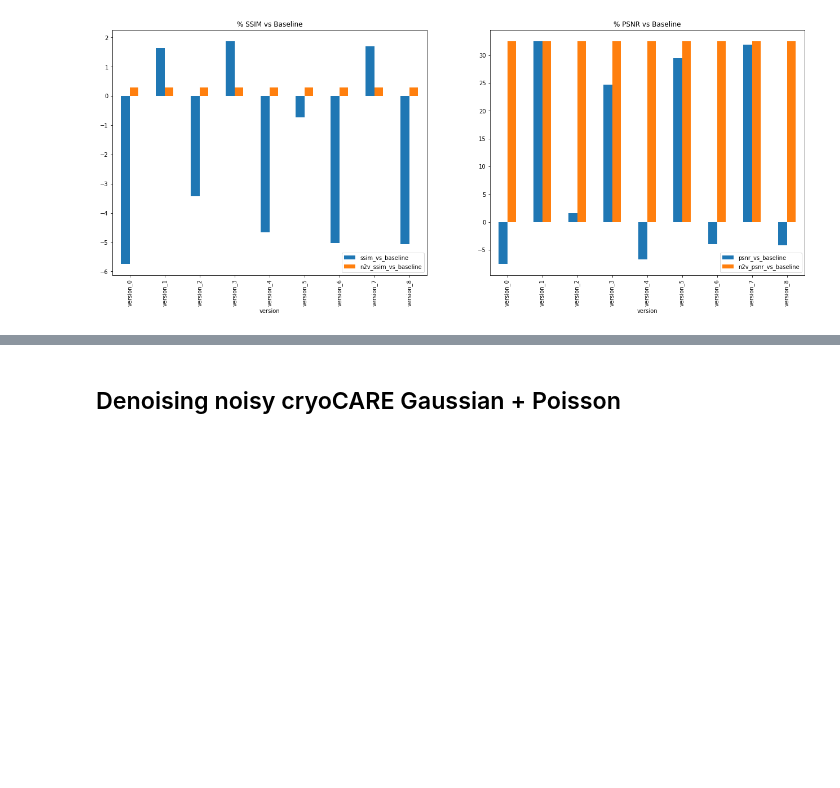
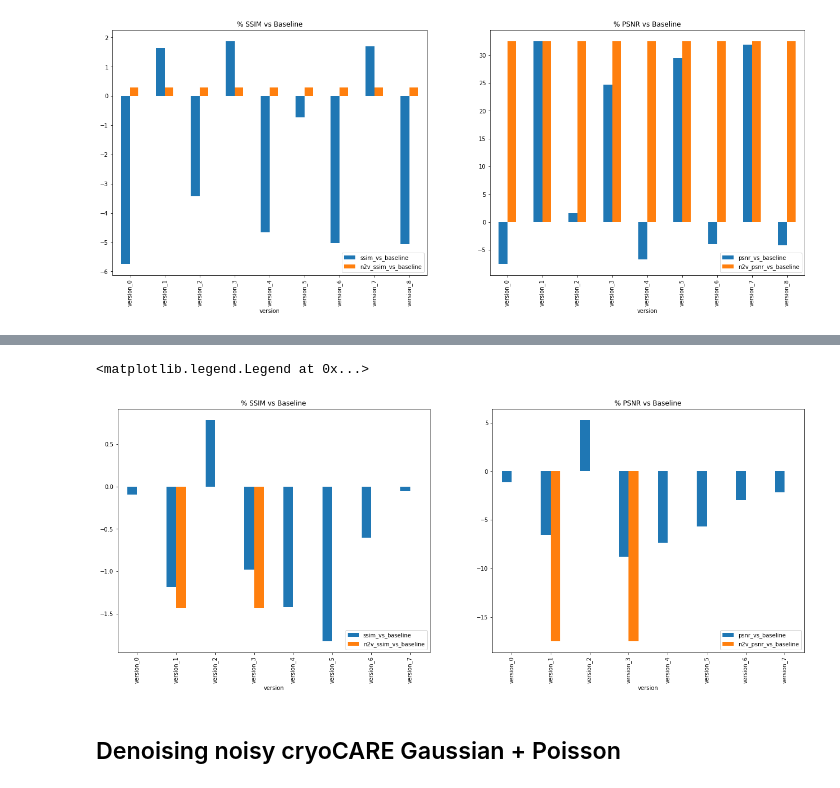
Before and after one commit to Fickincool/master-thesis, a Jupyter notebook: Notebooks/6.00_self2selfDenoising/6.10_summary_tables.ipynb, the cells around one changed output, grey strips where cells are left out. Saved outputs shown, nothing was run; the diff lists cells and outputs as text; code cells hidden in the pictures; blank space fills up the shorter version.

```diff
--- a/Notebooks/6.00_self2selfDenoising/6.10_summary_tables.ipynb
+++ b/Notebooks/6.00_self2selfDenoising/6.10_summary_tables.ipynb
@@ -205,0 +216,6 @@ ax1.legend(loc='lower right')
+# %%
+logdir = 'data/S2SDenoising/tryout_model_logs/tomo02_dummy/normal_vs_deconvolved_comparison/'
+logdir = os.path.join(PARENT_PATH, logdir)
+
+data_log = logdir_to_dataframe(logdir, ignore_deconv=False)
+data_log
@@ -206,3 +232,15 @@ ax1.legend(loc='lower right')
+# %%
+fig, (ax0, ax1) = plt.subplots(1, 2, figsize=(22, 8))
+data_log[['version', 'ssim_vs_baseline', 'n2v_ssim_vs_baseline']].plot.bar(x='version', ax=ax0)
+ax0.set_title('% SSIM vs Baseline')
+ax0.legend(loc='lower right')
+
+data_log[['version', 'psnr_vs_baseline', 'n2v_psnr_vs_baseline']].plot.bar(x='version', ax=ax1)
+ax1.set_title('% PSNR vs Baseline')
+ax1.legend(loc='lower right')
+# %% [output]
+<matplotlib.legend.Legend at 0x...>
+[figure, added]
 # %% [markdown]
 ## Denoising noisy cryoCARE Gaussian + Poisson
 # %%
```
Also changed, not shown: parts of 5 cells of this notebook, 4 other files.
